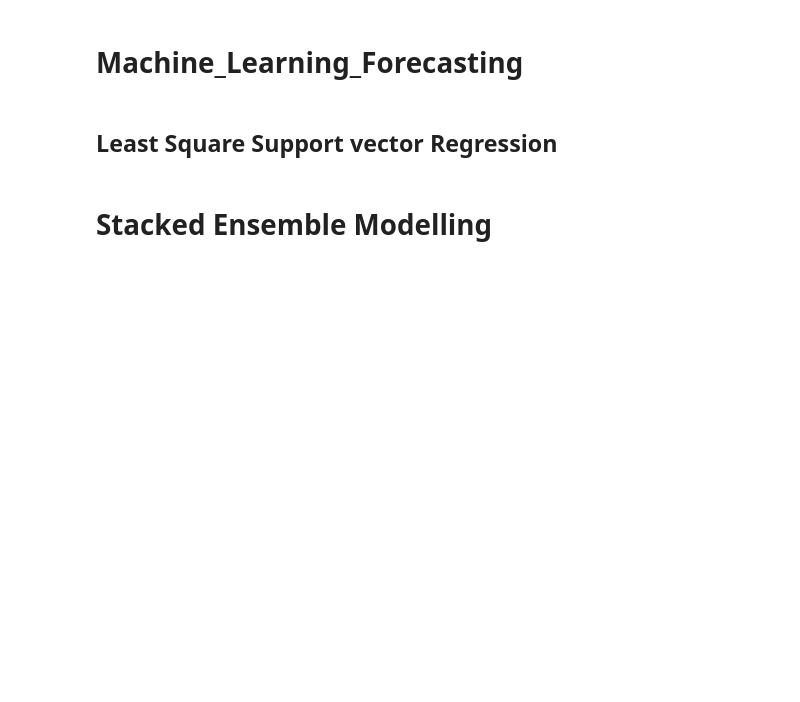
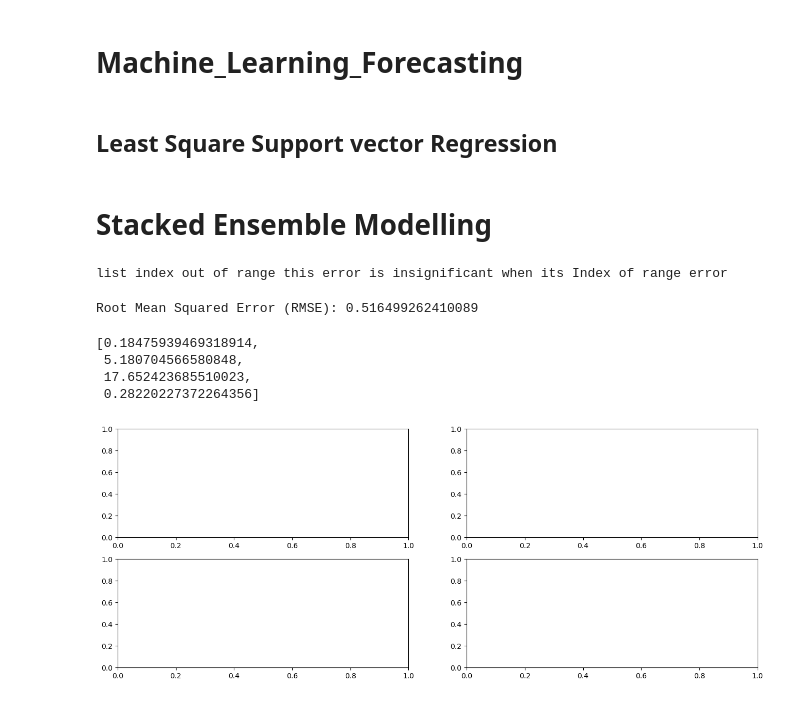
Before and after one commit to martinaborgeh/Time-Series-and-machine-Learning, a Jupyter notebook: Project_Functions_Definitions.ipynb, the cells around one changed output. Cells and saved outputs as stored; diff of their text form; code cells hidden in the pictures; blank space fills up the shorter version.

```diff
--- a/Project_Functions_Definitions.ipynb
+++ b/Project_Functions_Definitions.ipynb
@@ -696,2 +1025,9 @@ def Stack_ensemble_Prediction(Station_Name):
 # %%
-# Stack_ensemble_Prediction(ADIS_STATION)
+
+data = Read_GNSS_Data("IGS_ALL_DATA_DAILY_OSAH_imputed.csv")
+ERA_5 = Read_ERA5_Data('ERA_5.CSV')
+Replace_GNSS_with_Era(data,ERA_5,'PWV_GTrop [K](mm)','pwv [m]')
+# %% [output]
+list index out of range this error is insignificant when its Index of range error
+# %%
+ ABPO_STATION=Station_Extraction('ABPO',data).resample('m').mean()
@@ -698,3 +1042,13 @@ def Stack_ensemble_Prediction(Station_Name):
+# %%
+
+Stack_ensemble_Prediction( ABPO_STATION)
+# %% [output]
+Root Mean Squared Error (RMSE): 0.516499262410089
+[0.18475939469318914,
+ 5.180704566580848,
+ 17.652423685510023,
+ 0.28220227372264356]
+[figure, added]
 # %%
 def Accuracy_Model_Comparisoms():
     fig, axs = plt.subplots(2, 2,figsize=(12, 8))
```
Also changed, not shown: parts of 72 cells of this notebook, 1 other file.
